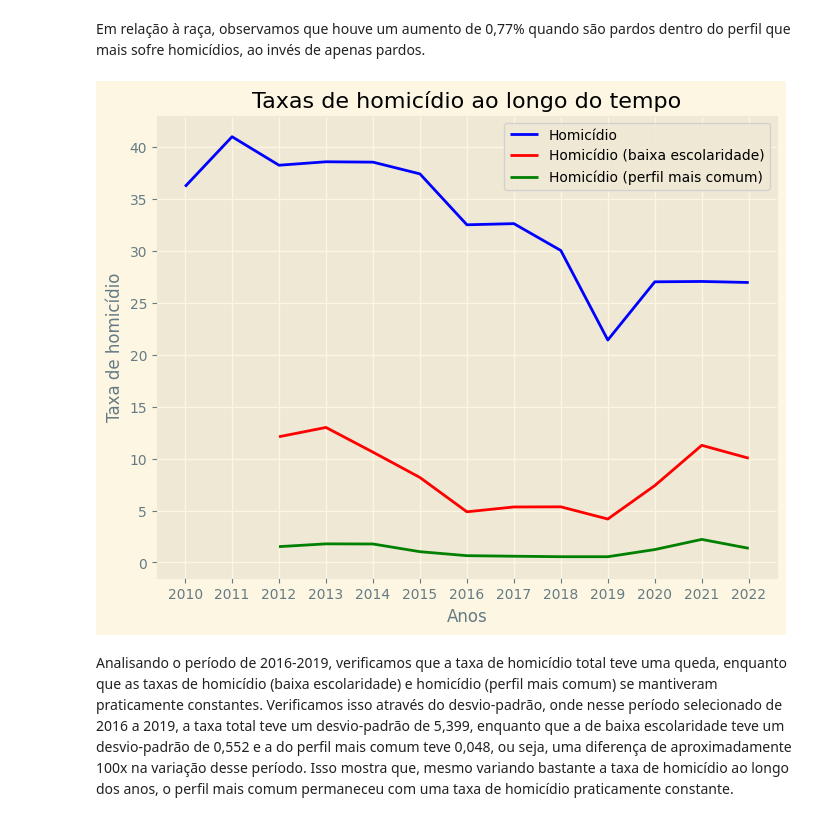
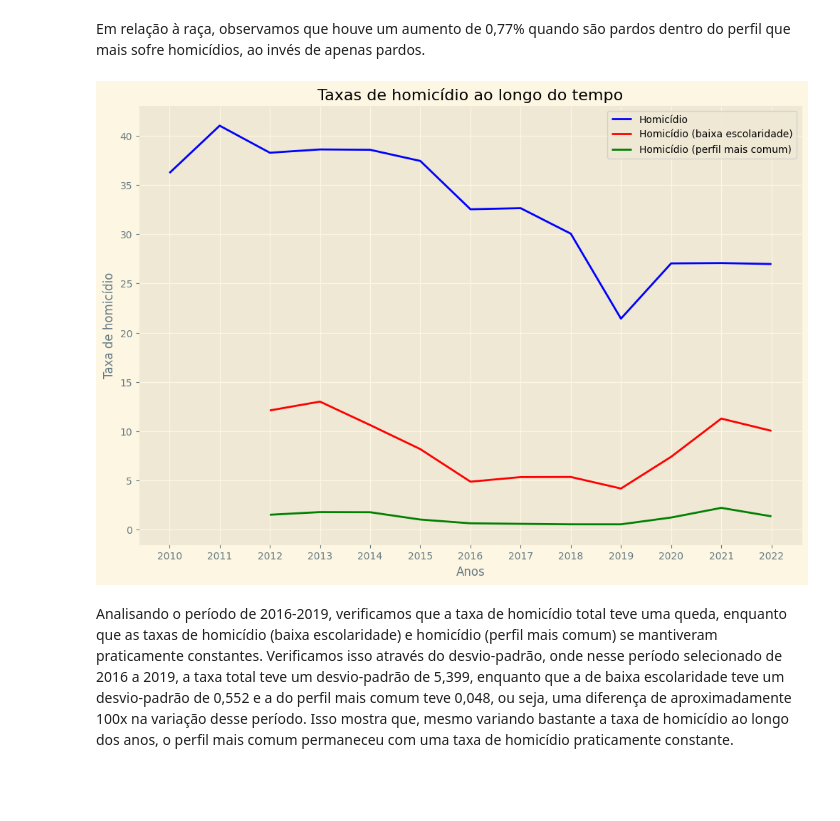
Before and after one commit to iagonmic/taxa-homicidio-pb, a Jupyter notebook: analise.ipynb, the cells around one changed output. Drawn from its saved outputs; the diff is of its cells as text; code cells hidden in the pictures; blank space fills up the shorter version.

```diff
--- a/analise.ipynb
+++ b/analise.ipynb
@@ -618,35 +631,35 @@ import matplotlib.pyplot as plt
 
 hom_perfil = (hom_perfil
  .groupby('DTOBITO')['CONTADOR']
  .count()
  .reset_index()
  .merge(pop_esc, left_index=True, right_index=True, how='inner')
  .drop('DTOBITO_y', axis=1)
  .rename({'DTOBITO_x': 'ANO', 'CONTADOR': 'HOMICIDIOS'}, axis=1)
  .assign(TAXA=lambda x: round((x['HOMICIDIOS']/x['POPULACAO']) * 100000, 3))
  .astype({'ANO': int})
 )
 
-plt.figure(figsize=(8, 6))
+plt.figure(figsize=(12, 8))
 plt.plot(hom['ANO'], hom['TAXA'], label='Homicídio', color='blue')
 plt.plot(hom_esc['ANO'], hom_esc['TAXA'], label='Homicídio (baixa escolaridade)', color='red')
 plt.plot(hom_perfil['ANO'], hom_perfil['TAXA'], label='Homicídio (perfil mais comum)', color='green')
 
 plt.xticks(hom['ANO'])
 
 # Adicionar título e rótulos
 plt.title('Taxas de homicídio ao longo do tempo')
 plt.xlabel('Anos')
 plt.ylabel('Taxa de homicídio')
 
 # Adicionar legenda
 plt.legend()
 
 plt.style.use('Solarize_Light2')
 
 plt.show()
 # %% [output]
-[figure, old version]
+[figure, new version]
 # %% [markdown]
 Analisando o período de 2016-2019, verificamos que a taxa de homicídio total teve uma queda, enquanto que as taxas de homicídio (baixa escolaridade) e homicídio (perfil mais comum) se mantiveram praticamente constantes. Verificamos isso através do desvio-padrão, onde nesse período selecionado de 2016 a 2019, a taxa total teve um desvio-padrão de 5,399, enquanto que a de baixa escolaridade teve um desvio-padrão de 0,552 e a do perfil mais comum teve 0,048, ou seja, uma diferença de aproximadamente 100x na variação desse período. Isso mostra que, mesmo variando bastante a taxa de homicídio ao longo dos anos, o perfil mais comum permaneceu com uma taxa de homicídio praticamente constante.
 # %% [markdown]
```
Also changed, not shown: parts of 14 cells of this notebook, 4 other files.
